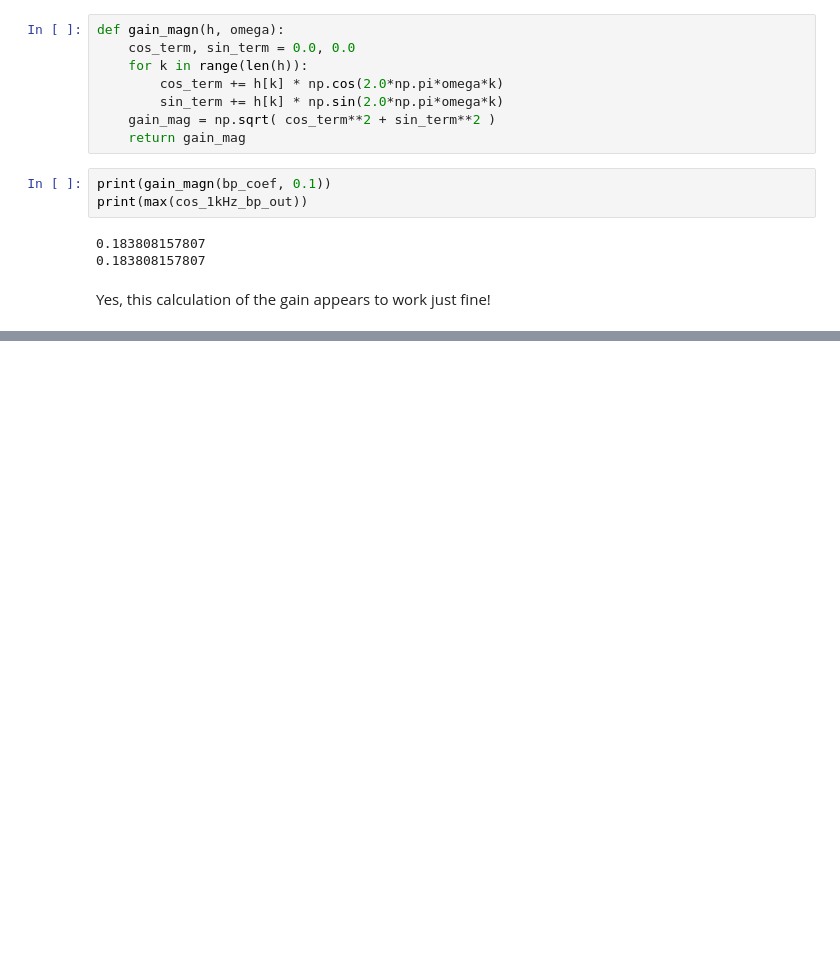
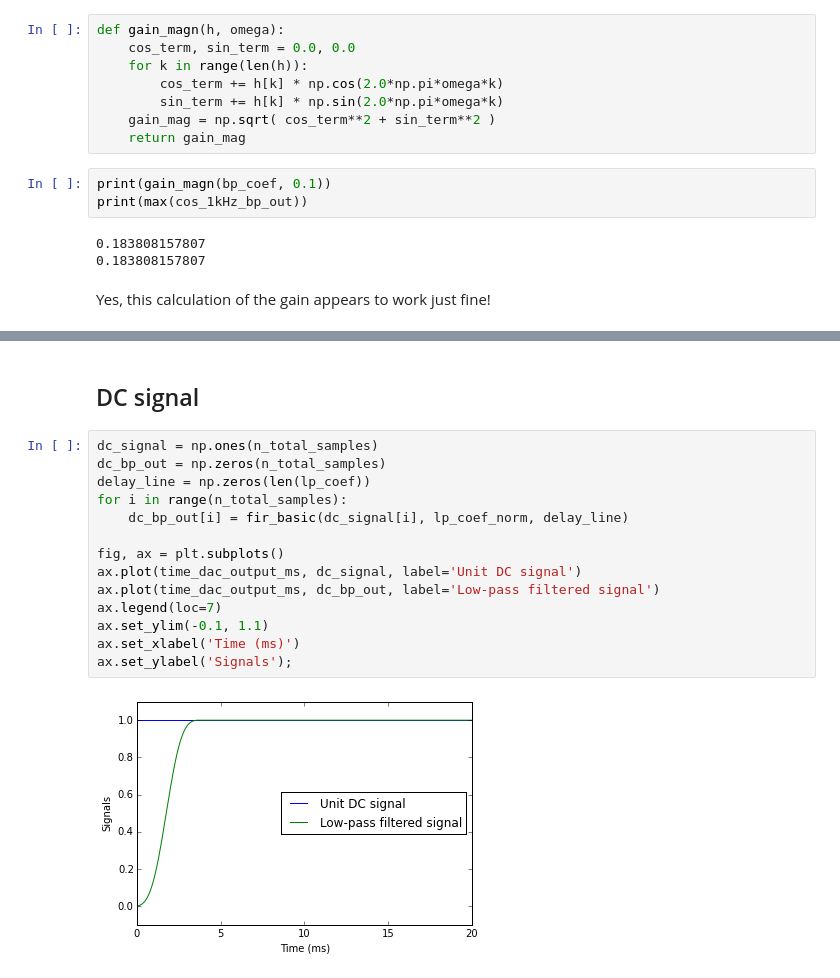
Before and after one commit to naushad-rahman/LIFSrProj_F15, a Jupyter notebook: DSP/digital_filter_explore/150706_test_filters.ipynb, the cells around one changed output, grey strips where cells are left out. Drawn from its saved outputs; the diff is of its cells as text; blank space fills up the shorter version.

```diff
--- a/DSP/digital_filter_explore/150706_test_filters.ipynb
+++ b/DSP/digital_filter_explore/150706_test_filters.ipynb
@@ -384,0 +421,18 @@ Yes, this calculation of the gain appears to work just fine!
+# %% [markdown]
+## DC signal
+# %%
+dc_signal = np.ones(n_total_samples)
+dc_bp_out = np.zeros(n_total_samples)
+delay_line = np.zeros(len(lp_coef))
+for i in range(n_total_samples):
+    dc_bp_out[i] = fir_basic(dc_signal[i], lp_coef_norm, delay_line)
+
+fig, ax = plt.subplots()
+ax.plot(time_dac_output_ms, dc_signal, label='Unit DC signal')
+ax.plot(time_dac_output_ms, dc_bp_out, label='Low-pass filtered signal')
+ax.legend(loc=7)
+ax.set_ylim(-0.1, 1.1)
+ax.set_xlabel('Time (ms)')
+ax.set_ylabel('Signals');
+# %% [output]
+[figure, added]
```
Also changed, not shown: parts of 6 cells of this notebook.
